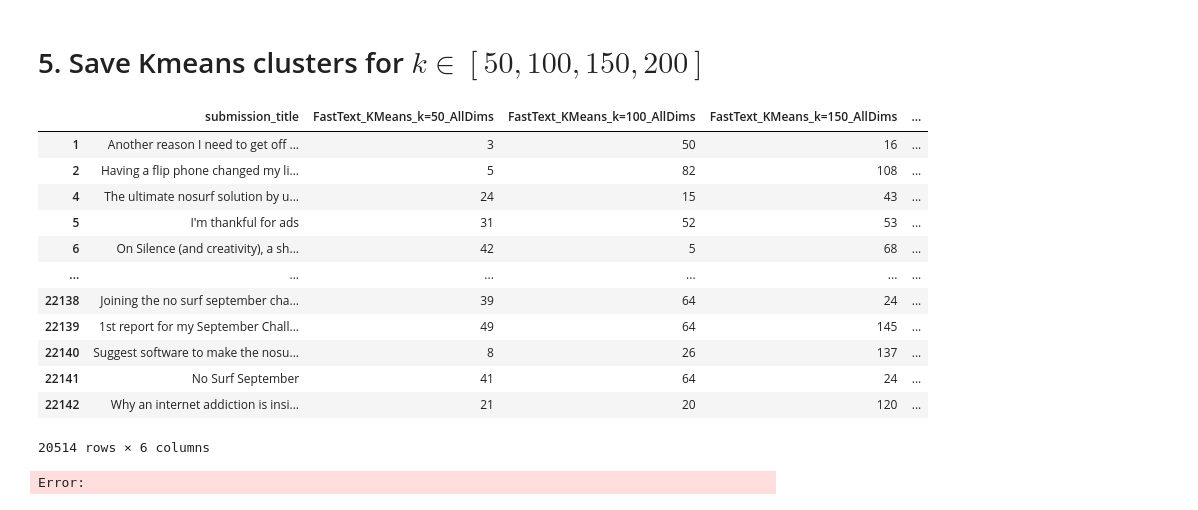
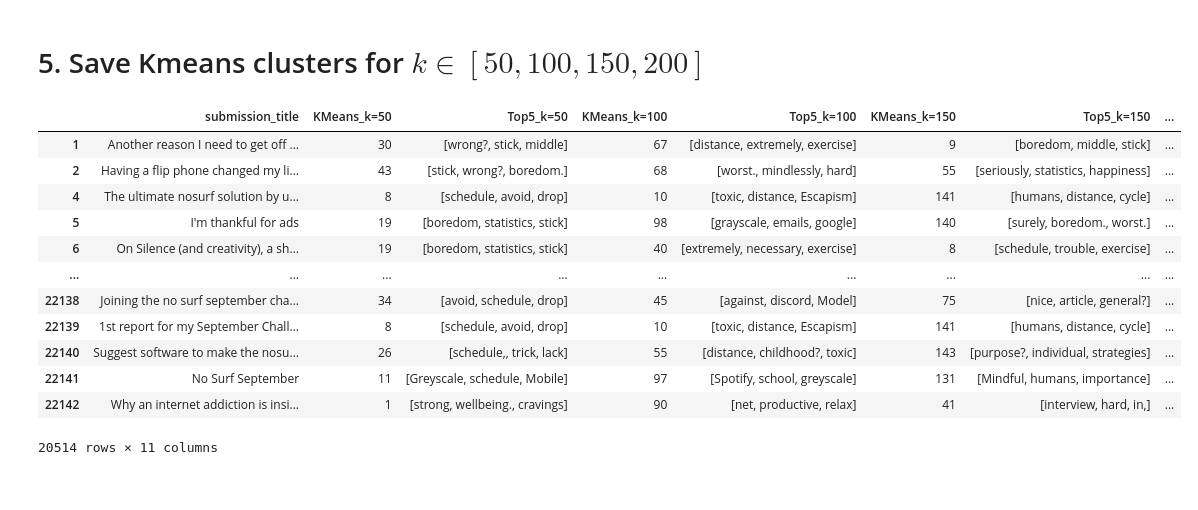
Before and after one commit to vravoson/Digital_Addiction, a Jupyter notebook: ClusteringExperiments_FastText.ipynb, the cells around one changed output. Saved outputs shown, nothing was run; the diff lists cells and outputs as text; code cells hidden in the pictures.

```diff
--- a/ClusteringExperiments_FastText.ipynb
+++ b/ClusteringExperiments_FastText.ipynb
@@ -148,20 +148,19 @@ for kk in tqdm.tqdm(k_range):
     cluster2top_words = dict(zip(np.unique(clustering_model.labels_), top_words_list))
     submission_titles[f'Top5_k={kk}'] = submission_titles[f'KMeans_k={kk}'].apply(lambda x: cluster2top_words[x])
 # %%
-submission_titles.to_csv('Data/SkipGram_KMeans_TitlesClusters_k=50-100-150-200-1000.csv')
+submission_titles.to_csv('Data/CBOW_KMeans_TitlesClusters_k=50-100-150-200-1000.csv')
 submission_titles
 # %% [output]
-|  | submission_title | FastText_KMeans_k=50_AllDims | FastText_KMeans_k=100_AllDims | FastText_KMeans_k=150_AllDims | ... |
-| 1 | Another reason I need to get off ... | 3 | 50 | 16 | ... |
-| 2 | Having a flip phone changed my li... | 5 | 82 | 108 | ... |
-| 4 | The ultimate nosurf solution by u... | 24 | 15 | 43 | ... |
-| 5 | I'm thankful for ads | 31 | 52 | 53 | ... |
-| 6 | On Silence (and creativity), a sh... | 42 | 5 | 68 | ... |
-| ... | ... | ... | ... | ... | ... |
-| 22138 | Joining the no surf september cha... | 39 | 64 | 24 | ... |
-| 22139 | 1st report for my September Chall... | 49 | 64 | 145 | ... |
-| 22140 | Suggest software to make the nosu... | 8 | 26 | 137 | ... |
-| 22141 | No Surf September | 41 | 64 | 24 | ... |
-| 22142 | Why an internet addiction is insi... | 21 | 20 | 120 | ... |
+|  | submission_title | KMeans_k=50 | Top5_k=50 | KMeans_k=100 | Top5_k=100 | KMeans_k=150 | Top5_k=150 | ... |
+| 1 | Another reason I need to get off ... | 30 | [wrong?, stick, middle] | 67 | [distance, extremely, exercise] | 9 | [boredom, middle, stick] | ... |
+| 2 | Having a flip phone changed my li... | 43 | [stick, wrong?, boredom.] | 68 | [worst., mindlessly, hard] | 55 | [seriously, statistics, happiness] | ... |
+| 4 | The ultimate nosurf solution by u... | 8 | [schedule, avoid, drop] | 10 | [toxic, distance, Escapism] | 141 | [humans, distance, cycle] | ... |
+| 5 | I'm thankful for ads | 19 | [boredom, statistics, stick] | 98 | [grayscale, emails, google] | 140 | [surely, boredom., worst.] | ... |
+| 6 | On Silence (and creativity), a sh... | 19 | [boredom, statistics, stick] | 40 | [extremely, necessary, exercise] | 8 | [schedule, trouble, exercise] | ... |
+| ... | ... | ... | ... | ... | ... | ... | ... | ... |
+| 22138 | Joining the no surf september cha... | 34 | [avoid, schedule, drop] | 45 | [against, discord, Model] | 75 | [nice, article, general?] | ... |
+| 22139 | 1st report for my September Chall... | 8 | [schedule, avoid, drop] | 10 | [toxic, distance, Escapism] | 141 | [humans, distance, cycle] | ... |
+| 22140 | Suggest software to make the nosu... | 26 | [schedule,, trick, lack] | 55 | [distance, childhood?, toxic] | 143 | [purpose?, individual, strategies] | ... |
+| 22141 | No Surf September | 11 | [Greyscale, schedule, Mobile] | 97 | [Spotify, school, greyscale] | 131 | [Mindful, humans, importance] | ... |
+| 22142 | Why an internet addiction is insi... | 1 | [strong, wellbeing., cravings] | 90 | [net, productive, relax] | 41 | [interview, hard, in,] | ... |
-20514 rows × 6 columns
+20514 rows × 11 columns
-Error:
```
Also changed, not shown: parts of 6 cells of this notebook, 2 other files.
